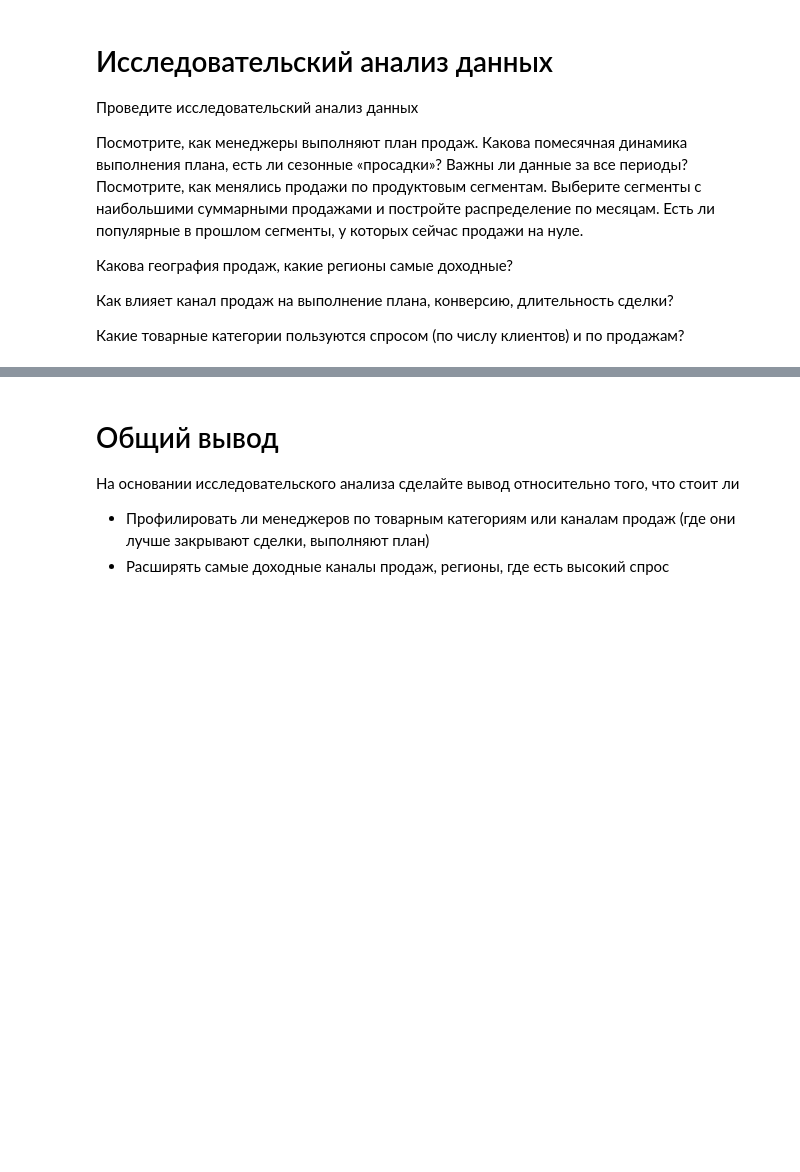
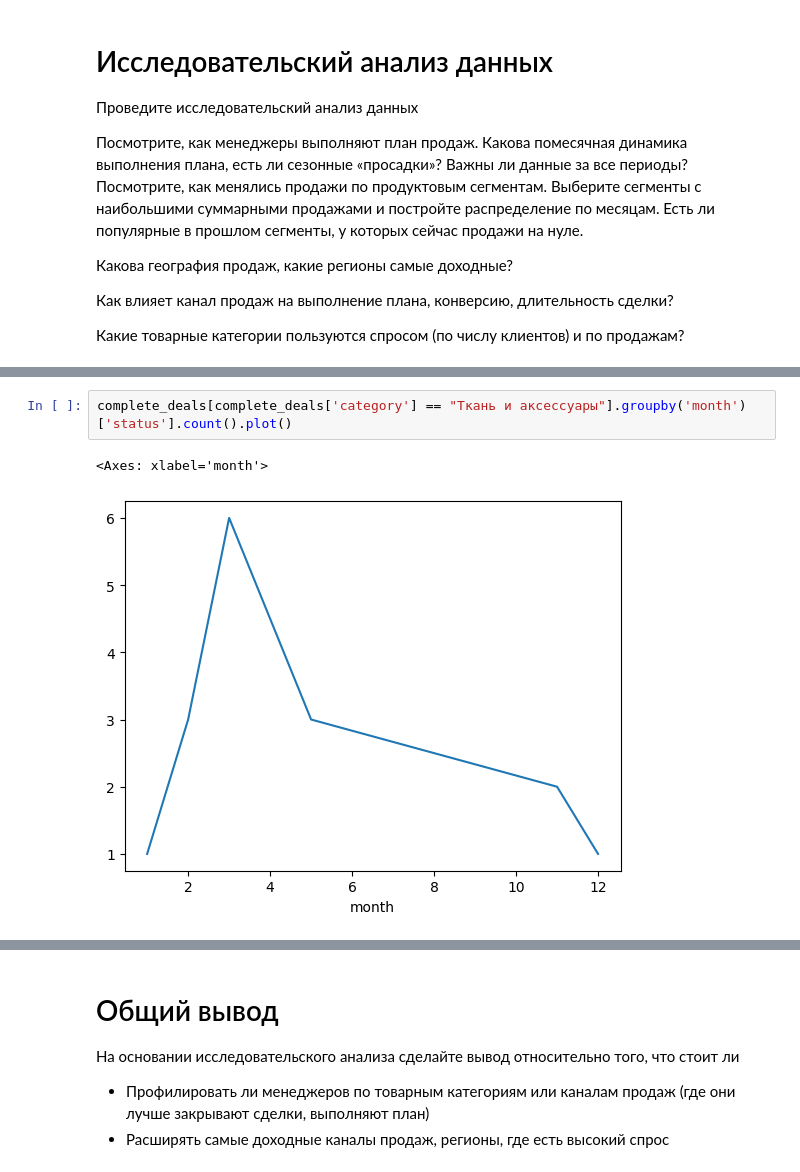
Before and after one commit to RayKoltner/datascience, a Jupyter notebook: Итоговый_проект_Кувшинов.ipynb, the cells around one changed output, grey strips where cells are left out. Drawn from its saved outputs; the diff is of its cells as text; blank space fills up the shorter version.

```diff
--- a/Итоговый_проект_Кувшинов.ipynb
+++ b/Итоговый_проект_Кувшинов.ipynb
@@ -97,0 +275,5 @@ data = data.set_axis(labels = ["id",
+# %%
+complete_deals[complete_deals['category'] == "Ткань и аксессуары"].groupby('month')['status'].count().plot()
+# %% [output]
+<Axes: xlabel='month'>
+[figure, added]
```
Also changed, not shown: parts of 40 cells of this notebook.
